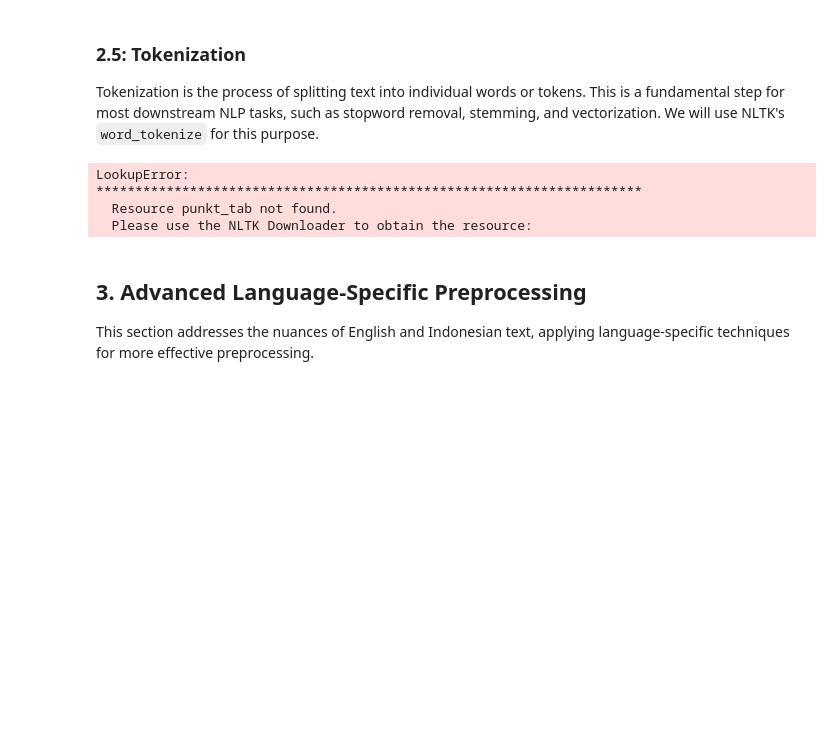
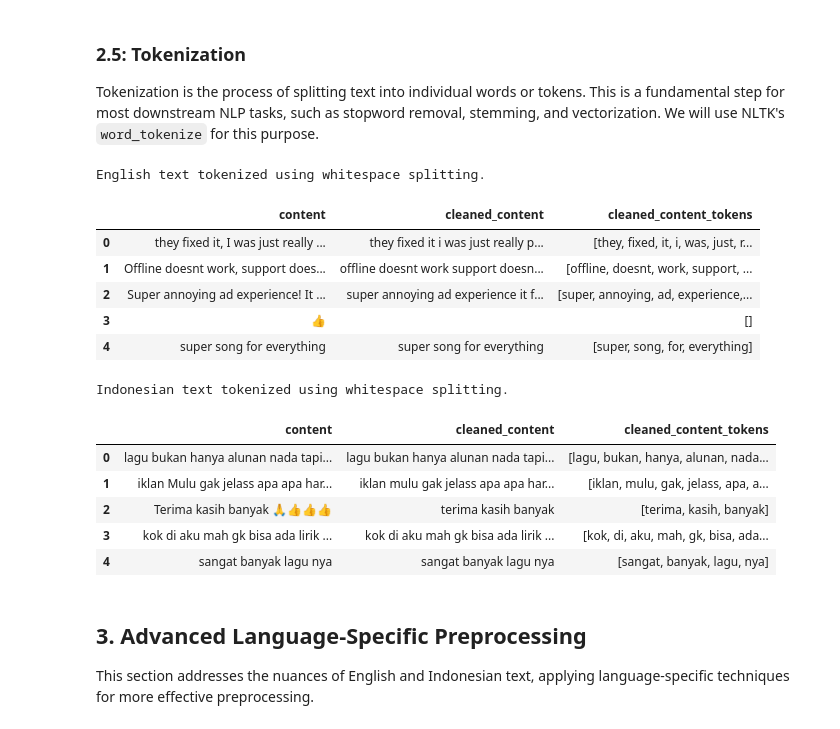
Before and after one commit to notnsas/data-science-capstone-project-college, a Jupyter notebook: notebooks/03_data_preprocessing_and_cleaning.ipynb, the cells around one changed output. Saved outputs shown, nothing was run; the diff lists cells and outputs as text; code cells hidden in the pictures; blank space fills up the shorter version.

Commit message:
2.5: Tokenization

```diff
--- a/notebooks/03_data_preprocessing_and_cleaning.ipynb
+++ b/notebooks/03_data_preprocessing_and_cleaning.ipynb
@@ -327,22 +321,32 @@ Extra whitespace removed from Indonesian DataFrame.
 Tokenization is the process of splitting text into individual words or tokens. This is a fundamental step for most downstream NLP tasks, such as stopword removal, stemming, and vectorization. We will use NLTK's `word_tokenize` for this purpose.
 # %%
 if df_en_cleaned is not None and not df_en_cleaned.empty:
-    # Apply tokenization to English reviews
-    df_en_cleaned['cleaned_content_tokens'] = df_en_cleaned['cleaned_content'].apply(lambda x: word_tokenize(str(x)))
-    print("English text tokenized.")
+    # Apply tokenization to English reviews using simple whitespace split
+    df_en_cleaned['cleaned_content_tokens'] = df_en_cleaned['cleaned_content'].apply(lambda x: str(x).split())
+    print("English text tokenized using whitespace splitting.")
     display(df_en_cleaned[['content', 'cleaned_content', 'cleaned_content_tokens']].head())
 else:
     print("English DataFrame is empty or None. Skipping tokenization for English.")
 
 if df_id_cleaned is not None and not df_id_cleaned.empty:
-    # Apply tokenization to Indonesian reviews
-    df_id_cleaned['cleaned_content_tokens'] = df_id_cleaned['cleaned_content'].apply(lambda x: word_tokenize(str(x)))
-    print("Indonesian text tokenized.")
+    # Apply tokenization to Indonesian reviews using simple whitespace split
+    df_id_cleaned['cleaned_content_tokens'] = df_id_cleaned['cleaned_content'].apply(lambda x: str(x).split())
+    print("Indonesian text tokenized using whitespace splitting.")
     display(df_id_cleaned[['content', 'cleaned_content', 'cleaned_content_tokens']].head())
 else:
     print("Indonesian DataFrame is empty or None. Skipping tokenization for Indonesian.")
 # %% [output]
-LookupError:
-**********************************************************************
-  Resource punkt_tab not found.
-  Please use the NLTK Downloader to obtain the resource:
+English text tokenized using whitespace splitting.
+|  | content | cleaned_content | cleaned_content_tokens |
+| 0 | they fixed it, I was just really ... | they fixed it i was just really p... | [they, fixed, it, i, was, just, r... |
+| 1 | Offline doesnt work, support does... | offline doesnt work support doesn... | [offline, doesnt, work, support, ... |
+| 2 | Super annoying ad experience! It ... | super annoying ad experience it f... | [super, annoying, ad, experience,... |
+| 3 | 👍 |  | [] |
+| 4 | super song for everything | super song for everything | [super, song, for, everything] |
+Indonesian text tokenized using whitespace splitting.
+|  | content | cleaned_content | cleaned_content_tokens |
+| 0 | lagu bukan hanya alunan nada tapi... | lagu bukan hanya alunan nada tapi... | [lagu, bukan, hanya, alunan, nada... |
+| 1 | iklan Mulu gak jelass apa apa har... | iklan mulu gak jelass apa apa har... | [iklan, mulu, gak, jelass, apa, a... |
+| 2 | Terima kasih banyak 🙏👍👍👍 | terima kasih banyak | [terima, kasih, banyak] |
+| 3 | kok di aku mah gk bisa ada lirik ... | kok di aku mah gk bisa ada lirik ... | [kok, di, aku, mah, gk, bisa, ada... |
+| 4 | sangat banyak lagu nya | sangat banyak lagu nya | [sangat, banyak, lagu, nya] |
```
Also changed, not shown: parts of 4 cells of this notebook.
